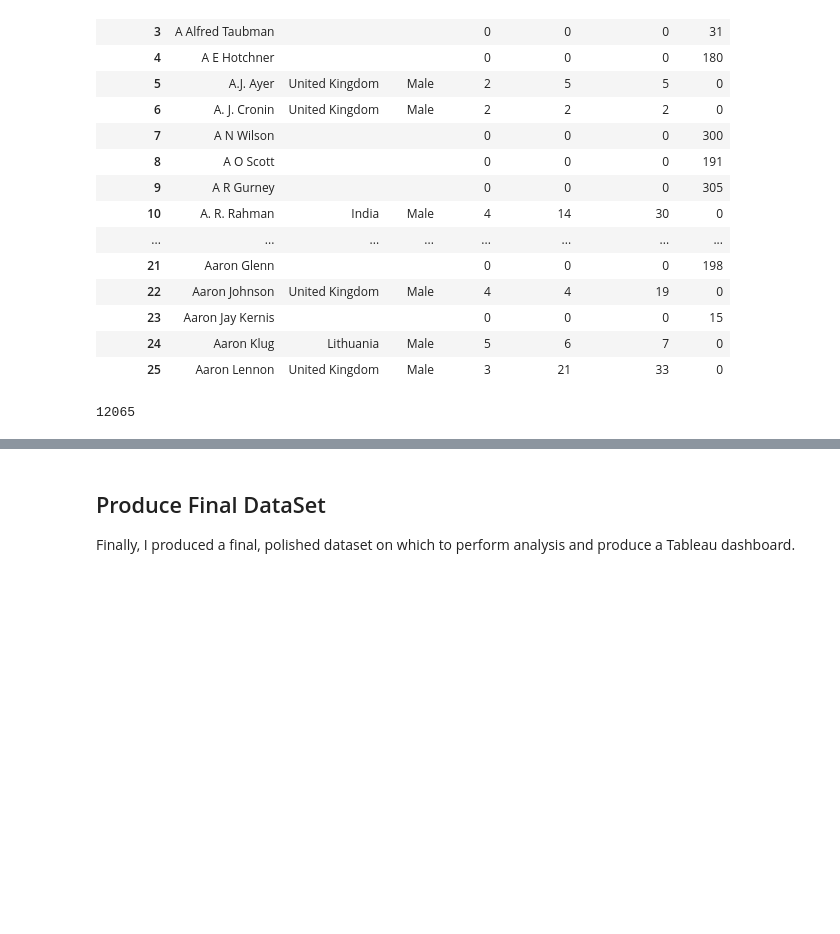
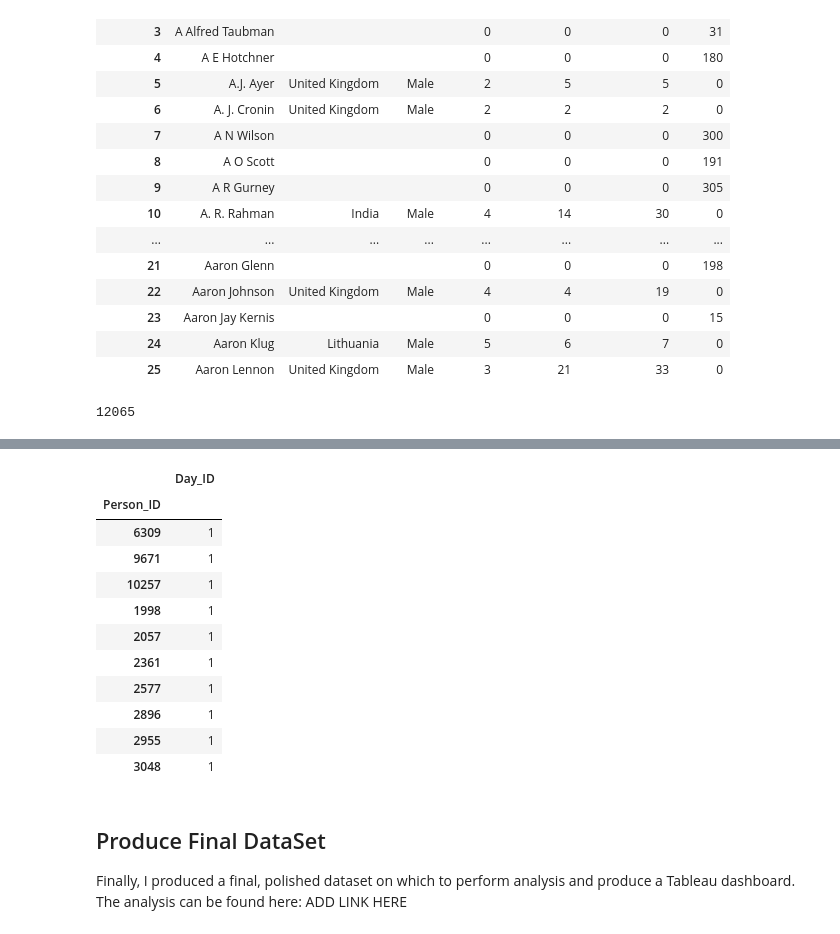
Before and after one commit to jordanwhite268/Zodiac_Analysis, a Jupyter notebook: Zodiac_Analysis.ipynb, the cells around one changed output, grey strips where cells are left out. Cells and saved outputs as stored; diff of their text form; code cells hidden in the pictures; blank space fills up the shorter version.

```diff
--- a/Zodiac_Analysis.ipynb
+++ b/Zodiac_Analysis.ipynb
@@ -595,0 +642,19 @@ peopledf.to_sql('People', connection, if_exists='replace')
+# %%
+#Read in Supplemental CSV
+missingbdaydf = pd.read_csv(r'Data\Missingbirthdate.csv', delimiter = ",")
+#set Person_Id to the index
+missingbdaydf = missingbdaydf.set_index('Person_ID')
+missingbdaydf.head(10)
+# %% [output]
+|  | Day_ID |
+| Person_ID |  |
+| 6309 | 1 |
+| 9671 | 1 |
+| 10257 | 1 |
+| 1998 | 1 |
+| 2057 | 1 |
+| 2361 | 1 |
+| 2577 | 1 |
+| 2896 | 1 |
+| 2955 | 1 |
+| 3048 | 1 |
@@ -597,6 +678,7 @@ peopledf.to_sql('People', connection, if_exists='replace')
 ## Produce Final DataSet
 
 Finally, I produced a final, polished dataset on which to perform analysis and produce a Tableau dashboard.
+The analysis can be found here:    ADD LINK HERE
 # %%
 # Read sqlite query results into a pandas DataFrame
 query=""" select p.name, p.gender, p.countryName
```
Also changed, not shown: parts of 7 cells of this notebook, 4 other files.
